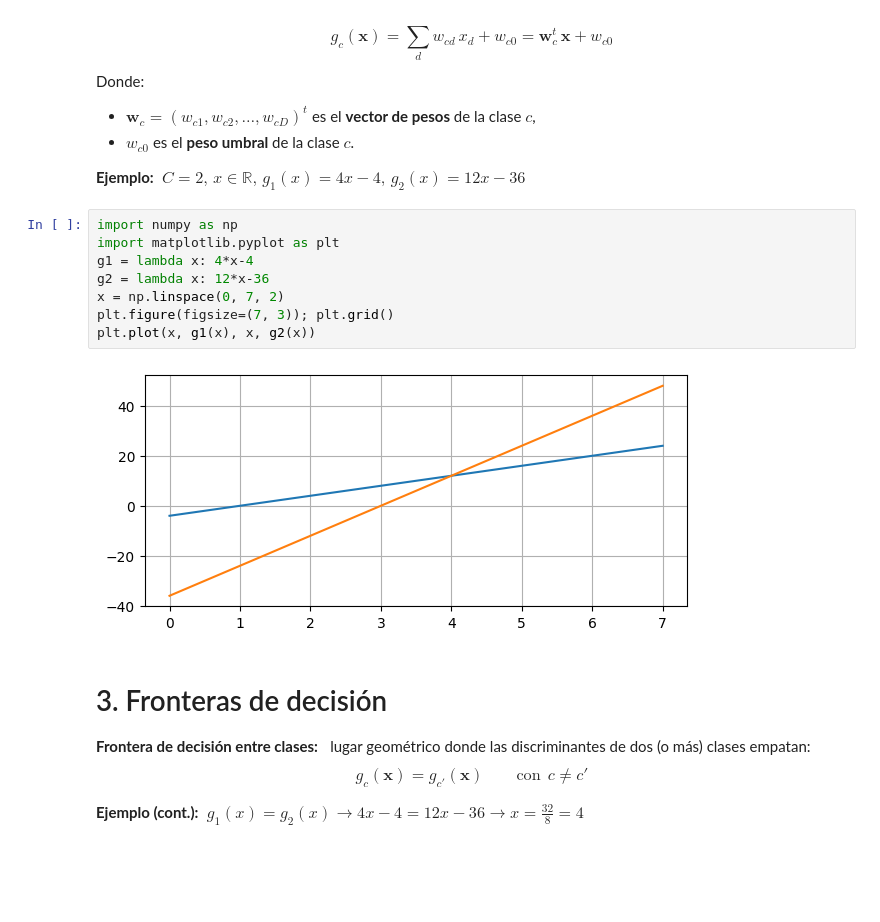
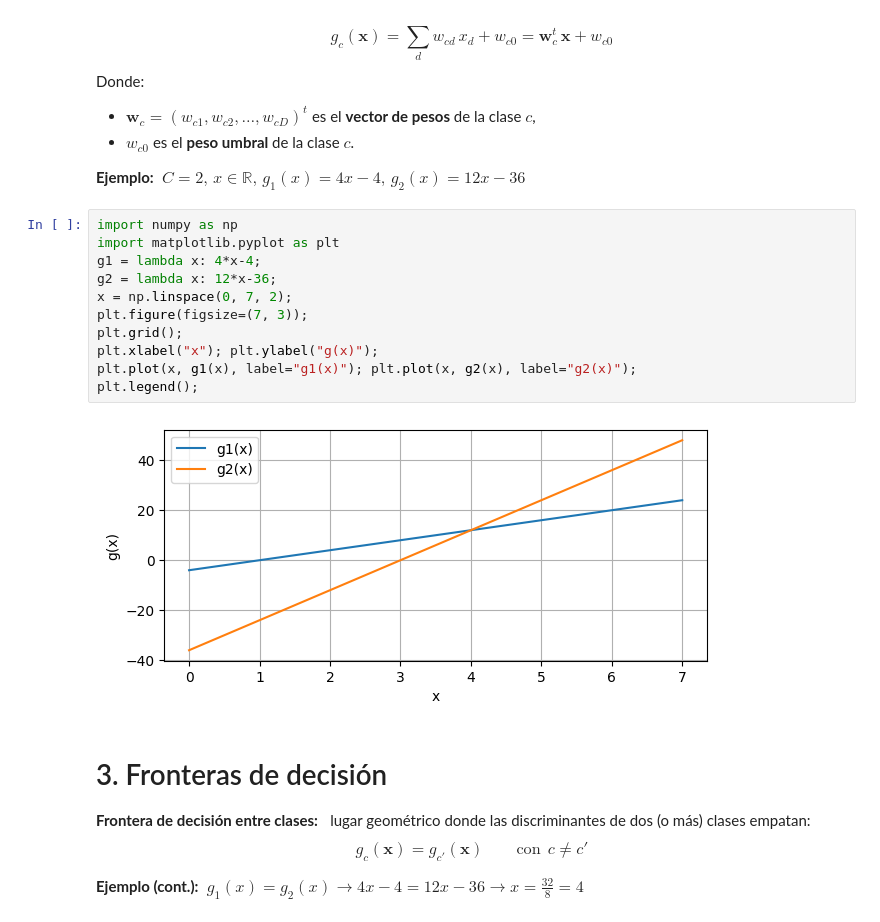
Before and after one commit to jsilvestreUPV/SIN-EPSA, a Jupyter notebook: B2/Teo/T3: Aprendizaje Supervisado: regresión logística/T3.1a Funciones discriminantes.ipynb, the cells around one changed output. Drawn from its saved outputs; the diff is of its cells as text; blank space fills up the shorter version.

```diff
--- a/B2/Teo/T3: Aprendizaje Supervisado: regresión logística/T3.1a Funciones discriminantes.ipynb
+++ b/B2/Teo/T3: Aprendizaje Supervisado: regresión logística/T3.1a Funciones discriminantes.ipynb
@@ -43,13 +43,16 @@ Donde:
 # %%
 import numpy as np
 import matplotlib.pyplot as plt
-g1 = lambda x: 4*x-4
-g2 = lambda x: 12*x-36
-x = np.linspace(0, 7, 2)
-plt.figure(figsize=(7, 3)); plt.grid()
-plt.plot(x, g1(x), x, g2(x))
+g1 = lambda x: 4*x-4;
+g2 = lambda x: 12*x-36;
+x = np.linspace(0, 7, 2);
+plt.figure(figsize=(7, 3));
+plt.grid();
+plt.xlabel("x"); plt.ylabel("g(x)");
+plt.plot(x, g1(x), label="g1(x)"); plt.plot(x, g2(x), label="g2(x)");
+plt.legend();
 # %% [output]
-[figure, old version]
+[figure, new version]
 # %% [markdown]
 # 3. Fronteras de decisión
 
```
Also changed, not shown: parts of 3 cells of this notebook, 1 other file.
